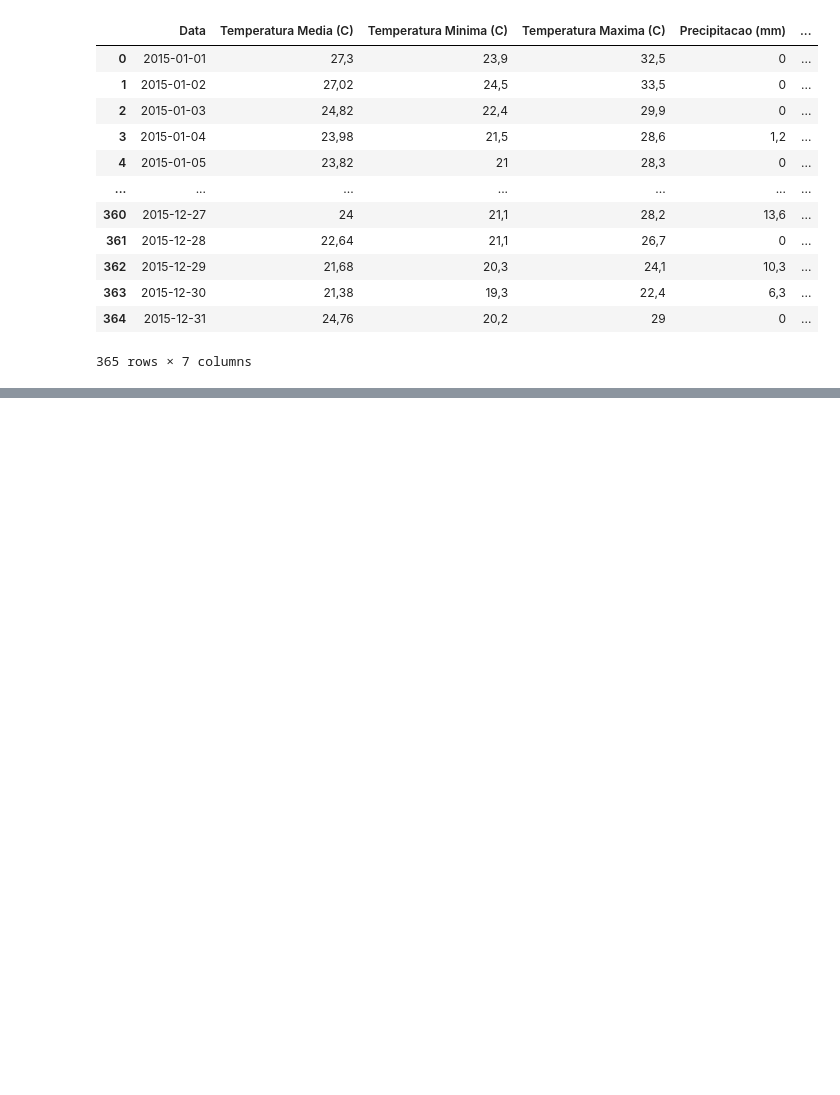
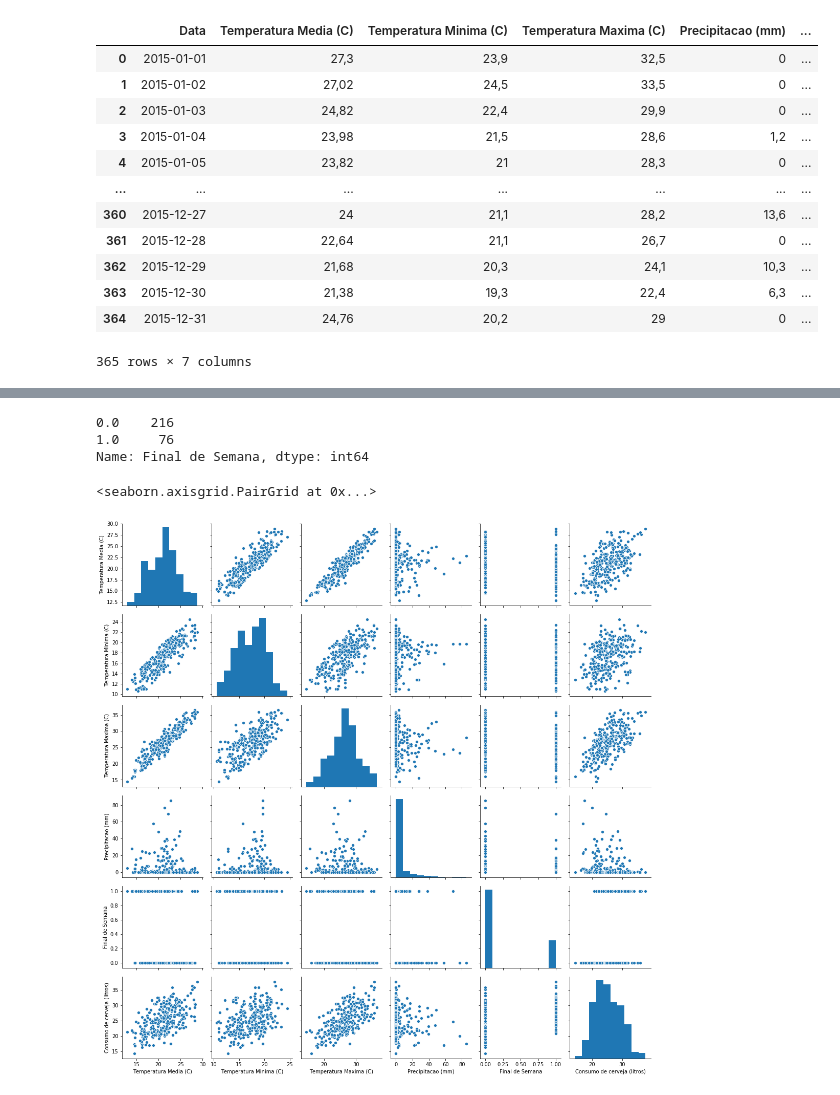
Before and after one commit to JPedroUNIVESP/Atividade2IFSP, a Jupyter notebook: D1AED_Atividade02.ipynb, the cells around one changed output, grey strips where cells are left out. Drawn from its saved outputs; the diff is of its cells as text; code cells hidden in the pictures; blank space fills up the shorter version.

Commit message:
Adiconando novas análises a atividades

```diff
--- a/D1AED_Atividade02.ipynb
+++ b/D1AED_Atividade02.ipynb
@@ -107,10 +116,13 @@ df
 # O correto deveria ser 27.3
 # O código abaixo faz essa conversão
 
+# A coluna 'Final de Semana' assume valores 0 ou 1. Logo iremos colocar essa variável como categórica
+
 df['Temperatura Media (C)'] = pd.to_numeric(df['Temperatura Media (C)'].str.replace(',', '.'), errors='coerce')
 df['Temperatura Minima (C)'] = pd.to_numeric(df['Temperatura Minima (C)'].str.replace(',', '.'), errors='coerce')
 df['Temperatura Maxima (C)'] = pd.to_numeric(df['Temperatura Maxima (C)'].str.replace(',', '.'), errors='coerce')
 df['Precipitacao (mm)'] = pd.to_numeric(df['Precipitacao (mm)'].str.replace(',', '.'), errors='coerce')
+df['Final de Semana'] = df['Final de Semana'].astype('category')
 # %%
 # Printando o tipo das colunas e as primeiras linhas
 
@@ -137,3 +149,8 @@ memory usage: 22.8+ KB
 | 2 | 2015-01-03 | 24.82 | 22.4 | 29.9 | 0.0 | ... |
 | 3 | 2015-01-04 | 23.98 | 21.5 | 28.6 | 1.2 | ... |
 | 4 | 2015-01-05 | 23.82 | 21.0 | 28.3 | 0.0 | ... |
+# %%
+# Vamos dividir a base em treino e teste antes da análise exploratória para não se tomar alguma decisão
+# baseado nos dados de teste
+
+train_data, test_data = train_test_split(df, test_size=0.2, random_state=42)
@@ -139,0 +171,21 @@ memory usage: 22.8+ KB
+# %%
+# Fazendo um count da variável categórica 'Final de Semana'
+
+train_data['Final de Semana'].value_counts()
+# %% [output]
+0.0    216
+1.0     76
+Name: Final de Semana, dtype: int64
+# %%
+# Fazendo um pairplot entre as variáveis do dataframe.
+
+# Perceba que, em relação ao consumo de cerveja, há relações lineares entre as Temperaturas Média, Mínima e Máxima.
+# Em relação a Precipitacao (mm) podemos considerar que quanto menos precipitação, maior a frequência de consumo de cerveja
+# e maior também os valores desse consumo
+# Podemos notar também que o consumo de cerveja descreve uma distribuição aproximadamente normal com uma média de ~25 litros
+
+
+sns.pairplot(train_data, aspect=1)
+# %% [output]
+<seaborn.axisgrid.PairGrid at 0x...>
+[figure, added]
```
Also changed, not shown: parts of 5 cells of this notebook, 1 other file.
